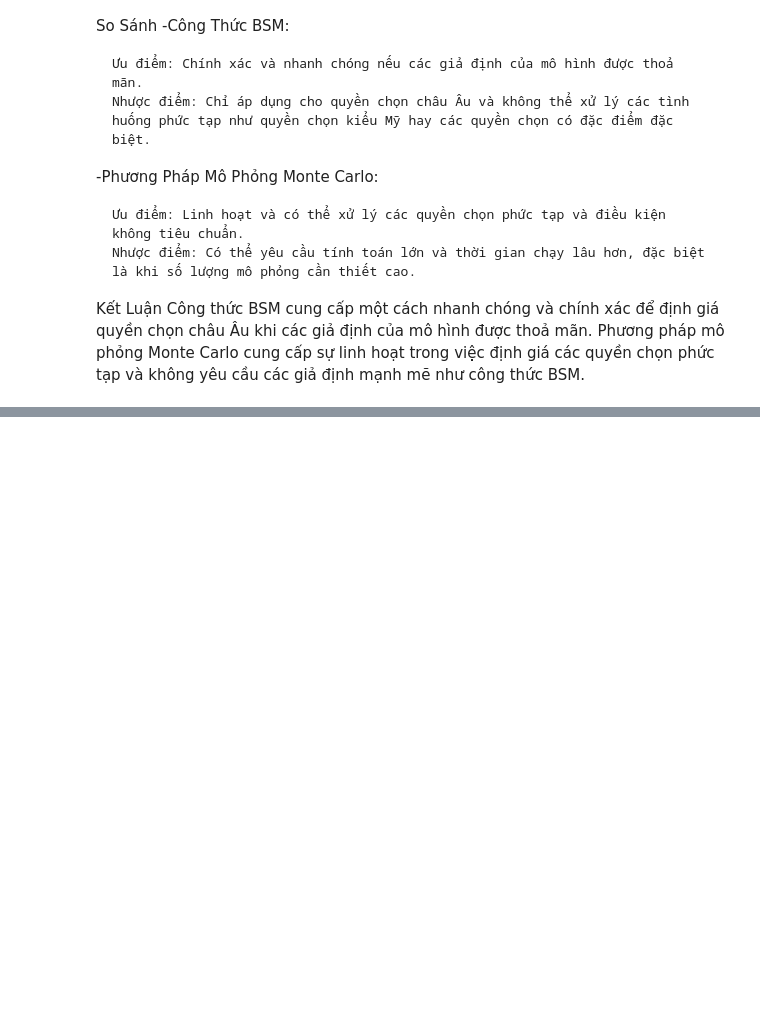
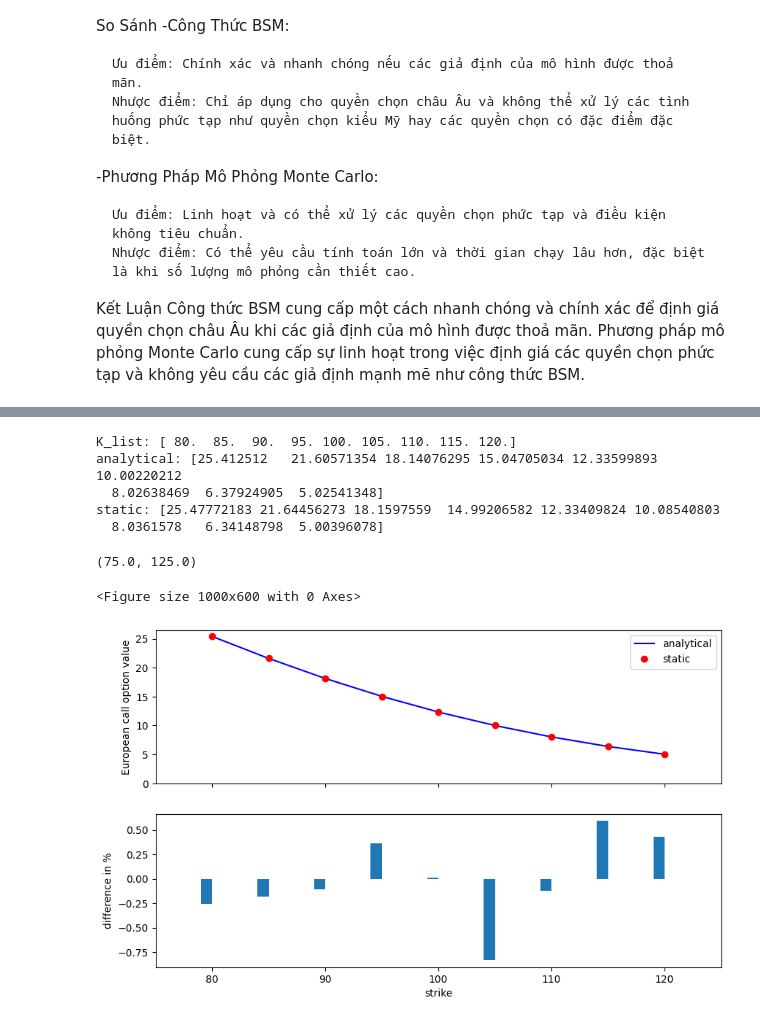
Before and after one commit to quocnda/FinanceLearn, a Jupyter notebook: src/Chapter12SchotaticsPart2.ipynb, the cells around one changed output, grey strips where cells are left out. Drawn from its saved outputs; the diff is of its cells as text; code cells hidden in the pictures; blank space fills up the shorter version.

```diff
--- a/src/Chapter12SchotaticsPart2.ipynb
+++ b/src/Chapter12SchotaticsPart2.ipynb
@@ -129,3 +164,20 @@ So Sánh
 Kết Luận
 Công thức BSM cung cấp một cách nhanh chóng và chính xác để định giá quyền chọn châu Âu khi các giả định của mô hình được thoả mãn.
 Phương pháp mô phỏng Monte Carlo cung cấp sự linh hoạt trong việc định giá các quyền chọn phức tạp và không yêu cầu các giả định mạnh mẽ như công thức BSM.
+# %%
+#  So sánh 3 mô hình tính toán gbm_mcs_stat,gbm_mcs_dyna,bsm_call_value
+
+stat_res = []
+dyna_res = []
+anal_res = []
+k_list = np.arange(80,120.1,5.)
+for k in k_list :
+    stat_res.append(gbm_mcs_stat(k))
+    dyna_res.append(gbm_mcs_dyna(k))
+    anal_res.append(bsm_call_value(S0,k,T,r,sigma))
+print('Stat res :',np.array(stat_res))
+print('Dyna res :',np.array(dyna_res))
+print('anal res :',np.array(anal_res))
+stat_res = np.array(stat_res)
+dyna_res = np.array(dyna_res)
+anal_res = np.array(anal_res)
@@ -131,0 +191,46 @@ Phương pháp mô phỏng Monte Carlo cung cấp sự linh hoạt trong việc
+# %%
+# Biểu đồ giữa bsm và gbm_mcs_stat
+import matplotlib.pyplot as plt
+print('K_list:',k_list)
+print('analytical:',anal_res)
+print('static:',stat_res)
+plt.figure(figsize=(10, 6))
+fig, (ax1, ax2) = plt.subplots(2, 1, sharex=True, figsize=(10, 6))
+
+ax1.plot(k_list, anal_res, 'b', label='analytical')
+ax1.plot(k_list, stat_res, 'ro', label='static')
+ax1.set_ylabel('European call option value')
+ax1.legend(loc=0)
+ax1.set_ylim(bottom=0)
+wi = 1.0
+ax2.bar(k_list - wi / 2, (anal_res - stat_res) / anal_res * 100, wi)
+ax2.set_xlabel('strike')
+ax2.set_ylabel('difference in %')
+ax2.set_xlim(left=75, right=125)
+# Dòng mã ax2.bar(k_list - wi / 2, (anal_res - stat_res) / anal_res * 100, wi)
+# có ý nghĩa là tạo ra một biểu đồ thanh (bar chart)
+# để trực quan hóa phần trăm sai lệch giữa hai bộ giá trị
+# anal_res và stat_res. Đây là một cách để so sánh sự khác
+# biệt tương đối giữa hai bộ dữ liệu.
+
+# Ý nghĩa chi tiết:
+# Trục X (Horizontal Axis):
+
+# k_list - wi / 2: Các giá trị trên trục X được lấy từ k_list. Biểu thức k_list - wi / 2 dịch chuyển các thanh
+#  sang trái một nửa độ rộng của chúng (wi / 2) để căn giữa các thanh tại các vị trí tương ứng trong k_list.
+# Chiều cao của các thanh (Height of Bars):
+
+# (anal_res - stat_res) / anal_res * 100: Đây là công thức tính phần trăm sai lệch giữa anal_res và stat_res. Cụ thể:
+# anal_res - stat_res: Tính toán sự sai lệch tuyệt đối giữa hai bộ giá trị.
+# (anal_res - stat_res) / anal_res: Tính phần trăm sai lệch so với anal_res.
+# * 100: Chuyển đổi từ dạng thập phân sang phần trăm.
+# Kết quả là, mỗi thanh trên biểu đồ đại diện cho phần trăm sai lệch của stat_res so với anal_res tại mỗi vị trí trong k_list
+# %% [output]
+K_list: [ 80.  85.  90.  95. 100. 105. 110. 115. 120.]
+analytical: [25.412512   21.60571354 18.14076295 15.04705034 12.33599893 10.00220212
+  8.02638469  6.37924905  5.02541348]
+static: [25.47772183 21.64456273 18.1597559  14.99206582 12.33409824 10.08540803
+  8.0361578   6.34148798  5.00396078]
+(75.0, 125.0)
+<Figure size 1000x600 with 0 Axes>
+[figure, added]
```
Also changed, not shown: parts of 6 cells of this notebook, 3 other files.
